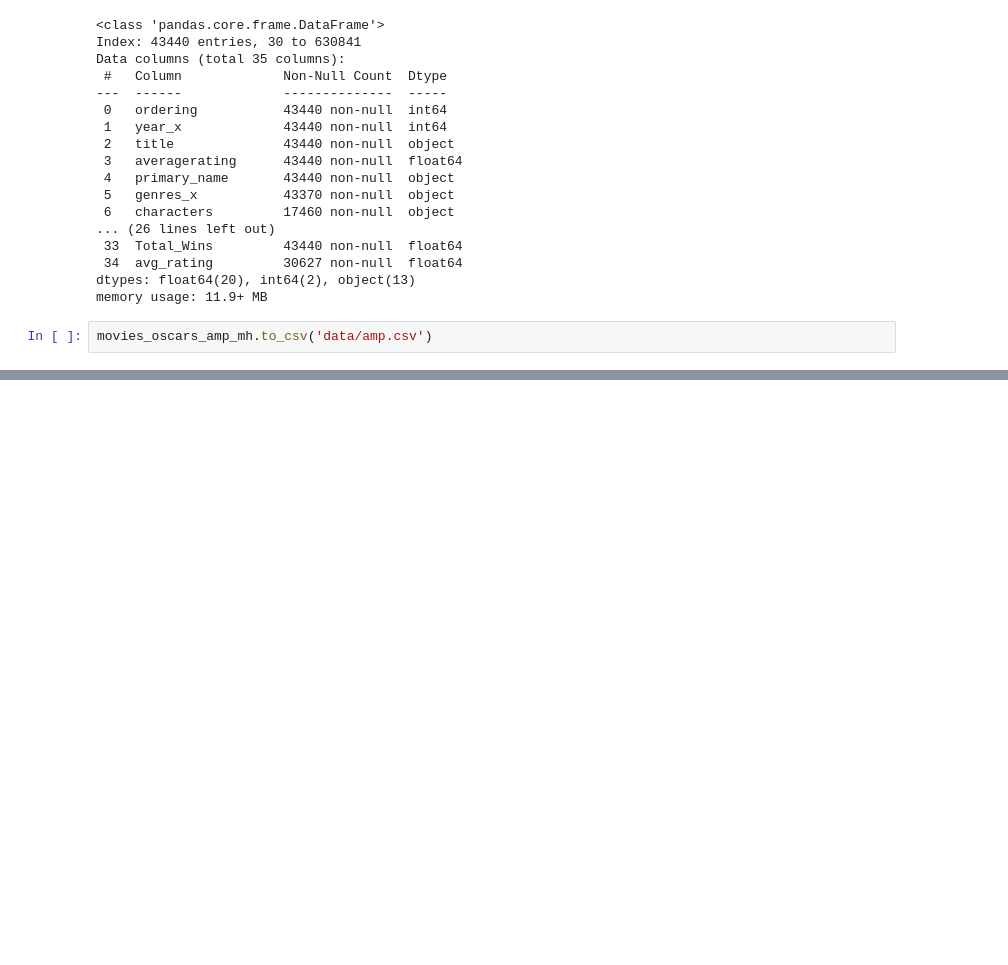
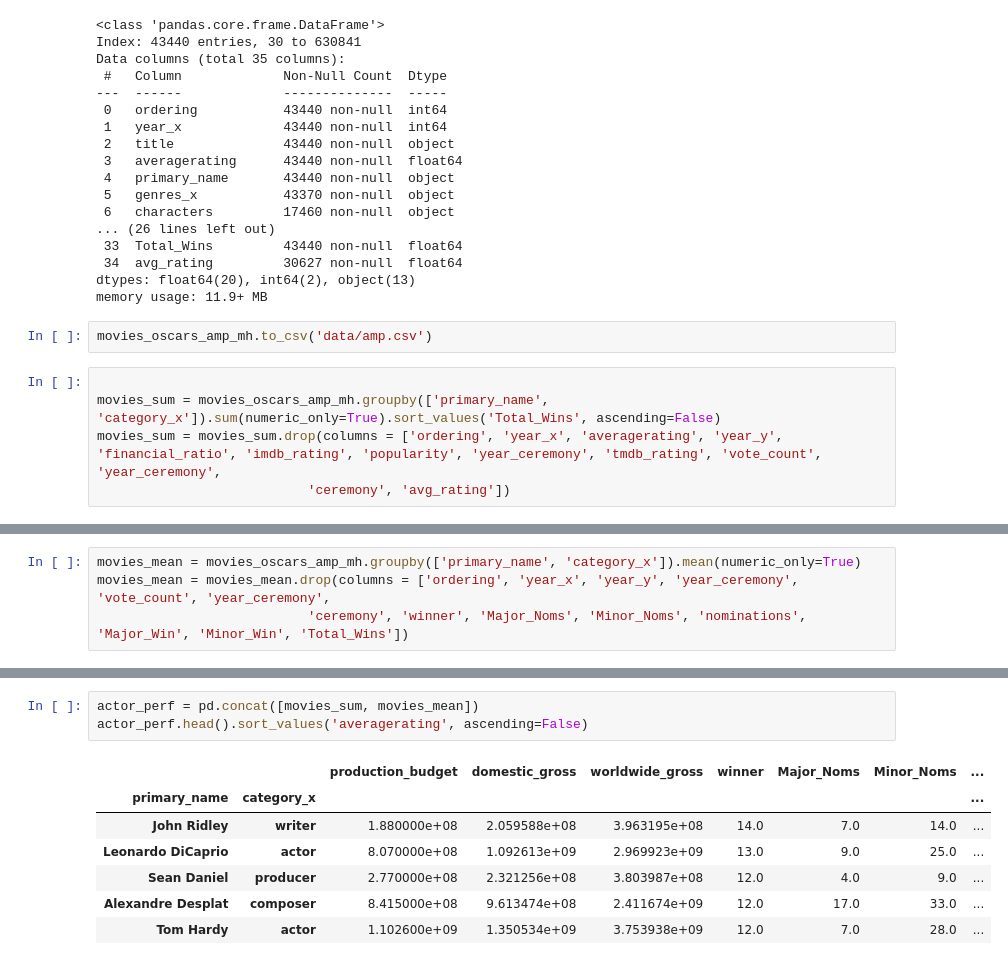
Before and after one commit to gjimmyq/C-H-Film-Productions, a Jupyter notebook: oscars_MH.ipynb, the cells around one changed output, grey strips where cells are left out. Drawn from its saved outputs; the diff is of its cells as text; blank space fills up the shorter version.

```diff
--- a/oscars_MH.ipynb
+++ b/oscars_MH.ipynb
@@ -732,3 +732,8 @@ dtypes: float64(20), int64(2), object(13)
 memory usage: 11.9+ MB
 # %%
 movies_oscars_amp_mh.to_csv('data/amp.csv')
+# %%
+
+movies_sum = movies_oscars_amp_mh.groupby(['primary_name', 'category_x']).sum(numeric_only=True).sort_values('Total_Wins', ascending=False)
+movies_sum = movies_sum.drop(columns = ['ordering', 'year_x', 'averagerating', 'year_y', 'financial_ratio', 'imdb_rating', 'popularity', 'year_ceremony', 'tmdb_rating', 'vote_count', 'year_ceremony',
+                           'ceremony', 'avg_rating'])
@@ -734,0 +760,4 @@ movies_oscars_amp_mh.to_csv('data/amp.csv')
+# %%
+movies_mean = movies_oscars_amp_mh.groupby(['primary_name', 'category_x']).mean(numeric_only=True)
+movies_mean = movies_mean.drop(columns = ['ordering', 'year_x', 'year_y', 'year_ceremony', 'vote_count', 'year_ceremony',
+                           'ceremony', 'winner', 'Major_Noms', 'Minor_Noms', 'nominations', 'Major_Win', 'Minor_Win', 'Total_Wins'])
@@ -734,0 +775,11 @@ movies_oscars_amp_mh.to_csv('data/amp.csv')
+# %%
+actor_perf = pd.concat([movies_sum, movies_mean])
+actor_perf.head().sort_values('averagerating', ascending=False)
+# %% [output]
+|  |  | production_budget | domestic_gross | worldwide_gross | winner | Major_Noms | Minor_Noms | ... |
+| primary_name | category_x |  |  |  |  |  |  | ... |
+| John Ridley | writer | 1.880000e+08 | 2.059588e+08 | 3.963195e+08 | 14.0 | 7.0 | 14.0 | ... |
+| Leonardo DiCaprio | actor | 8.070000e+08 | 1.092613e+09 | 2.969923e+09 | 13.0 | 9.0 | 25.0 | ... |
+| Sean Daniel | producer | 2.770000e+08 | 2.321256e+08 | 3.803987e+08 | 12.0 | 4.0 | 9.0 | ... |
+| Alexandre Desplat | composer | 8.415000e+08 | 9.613474e+08 | 2.411674e+09 | 12.0 | 17.0 | 33.0 | ... |
+| Tom Hardy | actor | 1.102600e+09 | 1.350534e+09 | 3.753938e+09 | 12.0 | 7.0 | 28.0 | ... |
```
Also changed, not shown: parts of 4 cells of this notebook.
